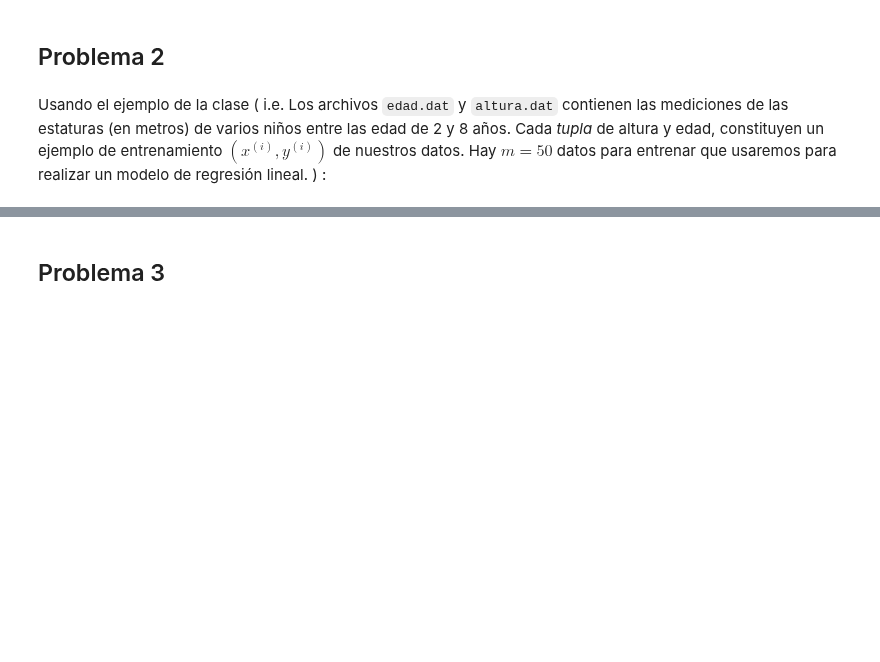
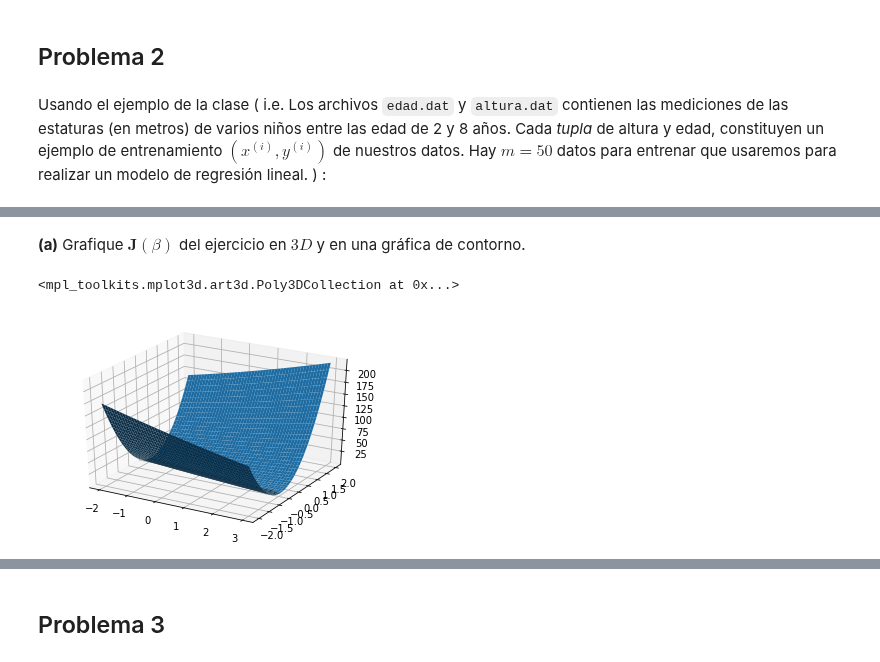
Before and after one commit to jesusigarmor/Matematicas-computacionales-fall2020, a Jupyter notebook: alumnos/MLOPEZJU/Tareas/Sympy2.ipynb, the cells around one changed output, grey strips where cells are left out. Cells and saved outputs as stored; diff of their text form; code cells hidden in the pictures; blank space fills up the shorter version.

```diff
--- a/alumnos/MLOPEZJU/Tareas/Sympy2.ipynb
+++ b/alumnos/MLOPEZJU/Tareas/Sympy2.ipynb
@@ -72,0 +92,2 @@ Usando el ejemplo de la clase ( i.e. Los archivos `edad.dat` y `altura.dat` cont
+# %% [markdown]
+**(a)** Grafique $\textbf{J}(\beta)$ del ejercicio en $3D$ y en una gráfica de contorno.
@@ -72,0 +157,22 @@ Usando el ejemplo de la clase ( i.e. Los archivos `edad.dat` y `altura.dat` cont
+# %%
+X = np.loadtxt('data/edad.dat')
+Y = np.loadtxt('data/altura.dat')
+# %%
+def CostoF(b0, b1):
+    costo = 0
+    for i in range(len(X)):
+        costo+= (Y[i]-b0-b1*X[i])**2/(2*len(X))
+    return costo
+
+
+b0 = np.arange(-2, 3, 0.01)
+b1 = np.arange(-2, 2, 0.01)
+B0, B1 = np.meshgrid(b0, b1)
+C = CostoF(B0,B1)
+# %%
+fig = plt.figure()
+ax = fig.add_subplot(1,1,1, projection = '3d')
+ax.plot_surface(B0,B1, C)
+# %% [output]
+<mpl_toolkits.mplot3d.art3d.Poly3DCollection at 0x...>
+[figure, added]
```
Also changed, not shown: parts of 24 cells of this notebook, 3 other files.
